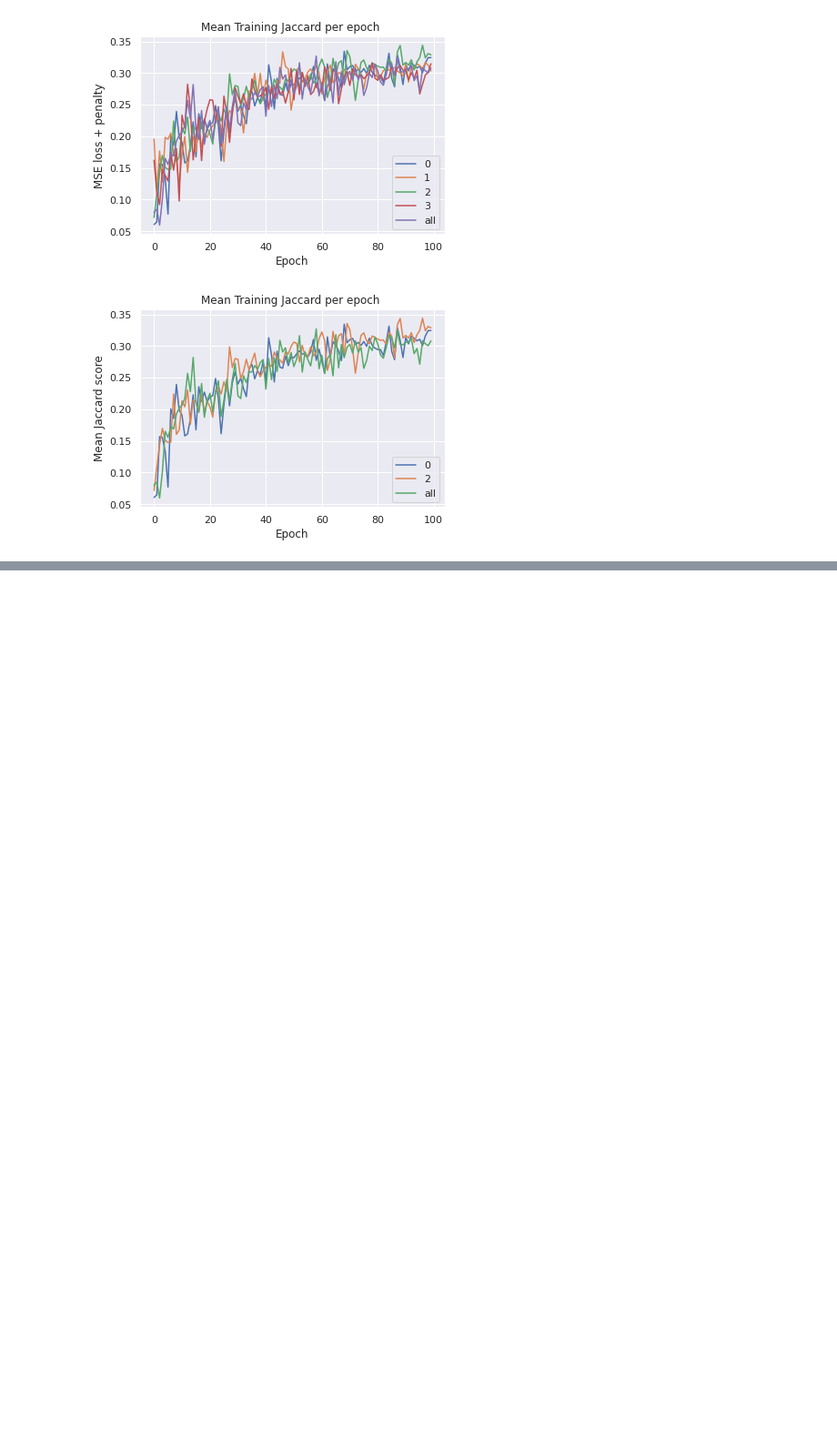
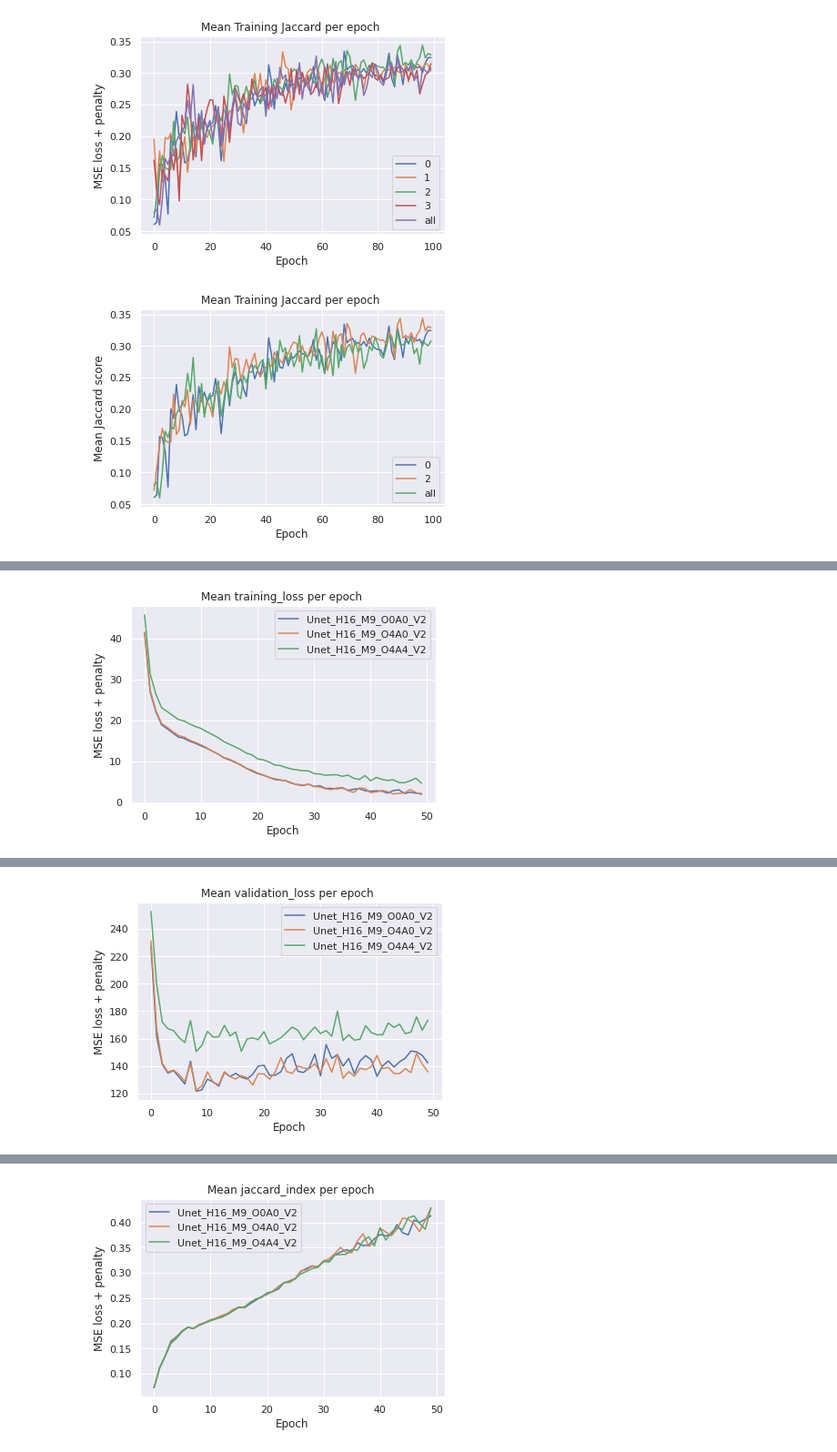
Before and after one commit to Jmckone1/unet, a Jupyter notebook: plot_outputs_2.ipynb, the cells around one changed output, grey strips where cells are left out. Shown at 91% size. Drawn from its saved outputs; the diff is of its cells as text; code cells hidden in the pictures; blank space fills up the shorter version.

```diff
--- a/plot_outputs_2.ipynb
+++ b/plot_outputs_2.ipynb
@@ -1542,0 +1395,32 @@ validation 3 model jaccard:  0.3151364456339176
+# %%
+import numpy as np
+import matplotlib.pyplot as plt
+import seaborn as sns
+sns.set_theme()
+import pandas as pd
+
+data=["Unet_H16_M9_O0A0_V2","Unet_H16_M9_O4A0_V2","Unet_H16_M9_O4A4_V2"]
+output=["training_loss","validation_loss","jaccard_index","validation_jaccard_index"]
+
+for c in range(len(output)):
+    ax = plt.subplot()
+    for j in range(len(data)):
+        Training_loss_0 = []
+        Training_loss_Nan_0 = []
+        for i in range(50):
+            Training_loss_0 = np.genfromtxt("Checkpoints_RANO/"+data[j]+"/epoch_"+str(i)+output[c],delimiter=',')
+            Training_loss_Nan_0 = np.append(Training_loss_Nan_0, np.mean(Training_loss_0[np.logical_not(np.isnan(Training_loss_0))]))
+        print("training " +str(j)+ " model loss: ", Training_loss_Nan_0[-1])
+        ax.plot(range(len(Training_loss_Nan_0)),Training_loss_Nan_0)
+    plt.title("Mean "+output[c]+" per epoch ")
+    ax.legend(data)
+    ax.set(xlabel = "Epoch", ylabel='MSE loss + penalty')
+    plt.show()
+
+##################################################################################################################
+##################################################################################################################
+
+# one mistake that i have been making is to not allocate a seed when testing the hyperparameters or anything
+# regarding changes to the model - it might be a case of false positives in the minute differences.
+# this should not be an issue in the larger scope of things but still something to think about
+# %% [output]
@@ -1542,0 +1430 @@ validation 3 model jaccard:  0.3151364456339176
+[figure, added]
@@ -1542,0 +1434 @@ validation 3 model jaccard:  0.3151364456339176
+[figure, added]
@@ -1542,0 +1438 @@ validation 3 model jaccard:  0.3151364456339176
+[figure, added]
```
Also changed, not shown: parts of 5 cells of this notebook, 5 other files.
